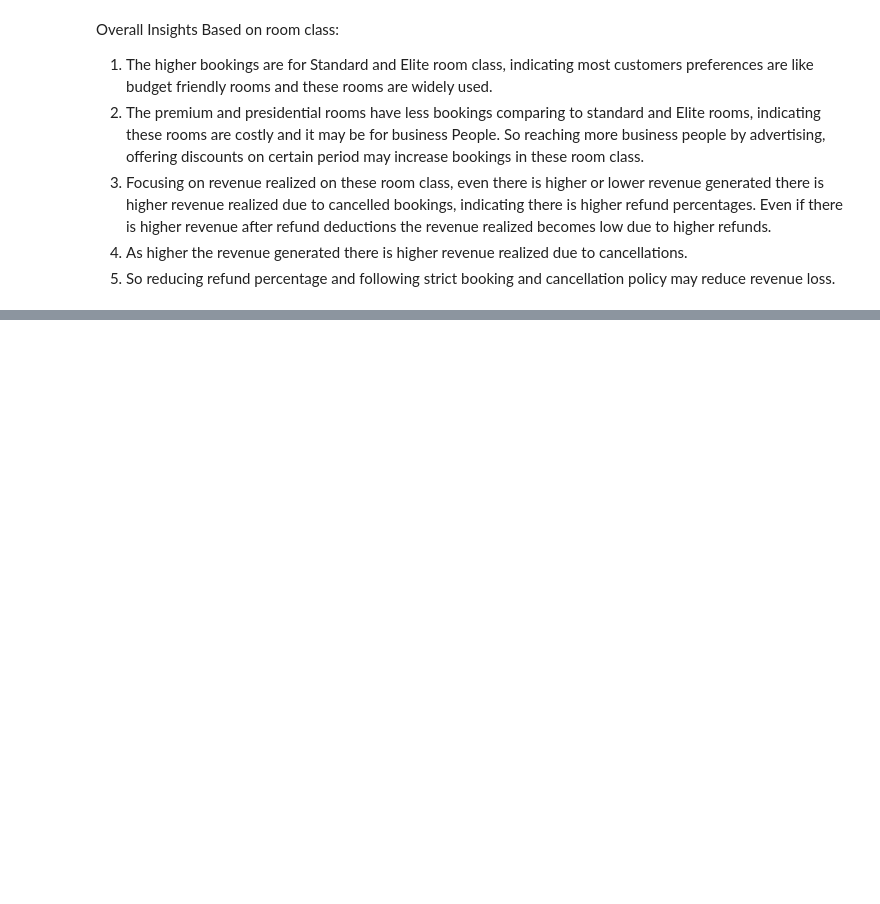
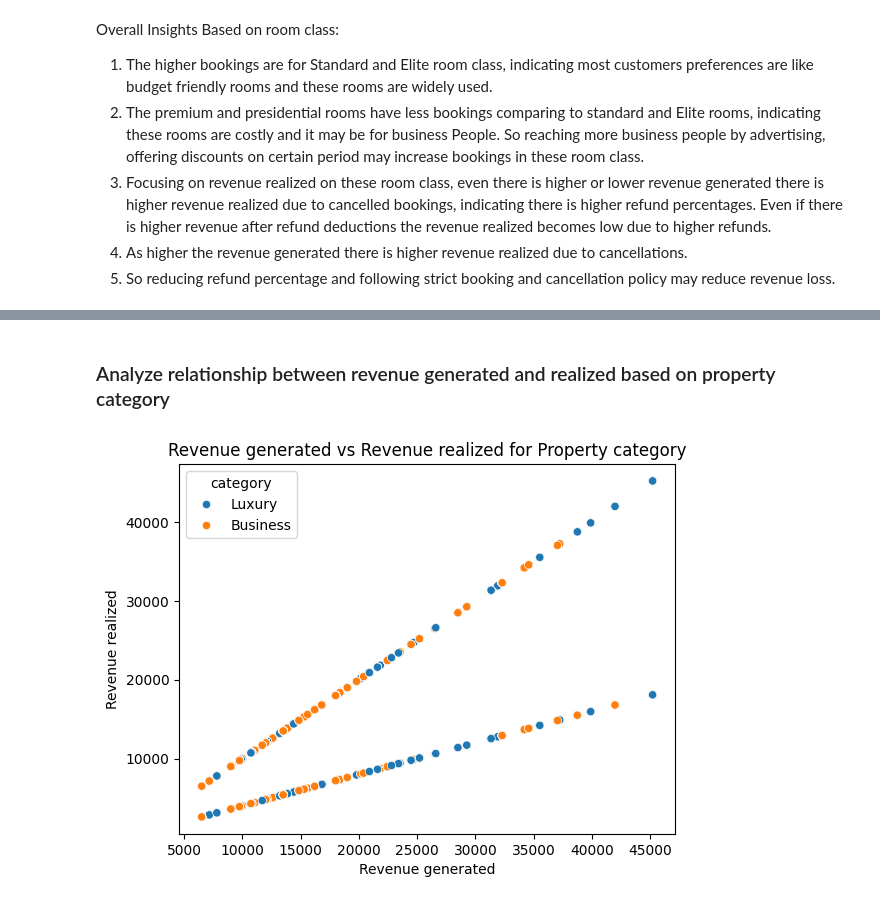
Before and after one commit to Bhuvi128/Hospitality-Revenue-Optimization-Data-analysis, a Jupyter notebook: Hospitality Revenue Optimzation.ipynb, the cells around one changed output, grey strips where cells are left out. Drawn from its saved outputs; the diff is of its cells as text; code cells hidden in the pictures; blank space fills up the shorter version.

```diff
--- a/Hospitality Revenue Optimzation.ipynb
+++ b/Hospitality Revenue Optimzation.ipynb
@@ -723,0 +763,8 @@ Overall Insights Based on room class:
+# %%
+query = """
+select dh.category, fb.booking_status, fb.revenue_generated, fb.revenue_realized
+from fact_bookings fb left join dim_hotels dh
+on fb.property_id = dh.property_id
+"""
+prop_cat_rev = pd.read_sql(query, conn)
+prop_cat_rev.head()
@@ -723,0 +800,11 @@ Overall Insights Based on room class:
+# %% [markdown]
+### Analyze relationship between revenue generated and realized based on property category
+# %%
+# Relationship between revenue generated and realized for property category
+sns.scatterplot(data = prop_cat_rev, x = 'revenue_generated', y = 'revenue_realized', hue = 'category')
+plt.title("Revenue generated vs Revenue realized for Property category")
+plt.xlabel("Revenue generated")
+plt.ylabel("Revenue realized")
+plt.show()
+# %% [output]
+[figure, added]
```
Also changed, not shown: parts of 11 cells of this notebook.
